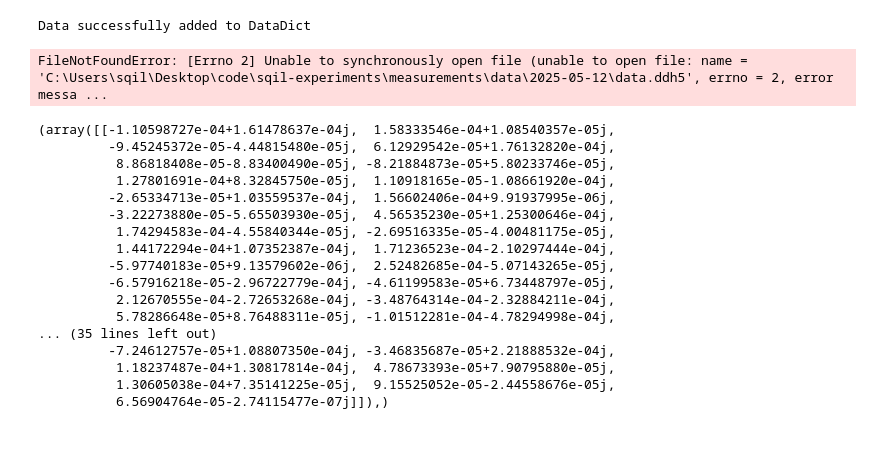
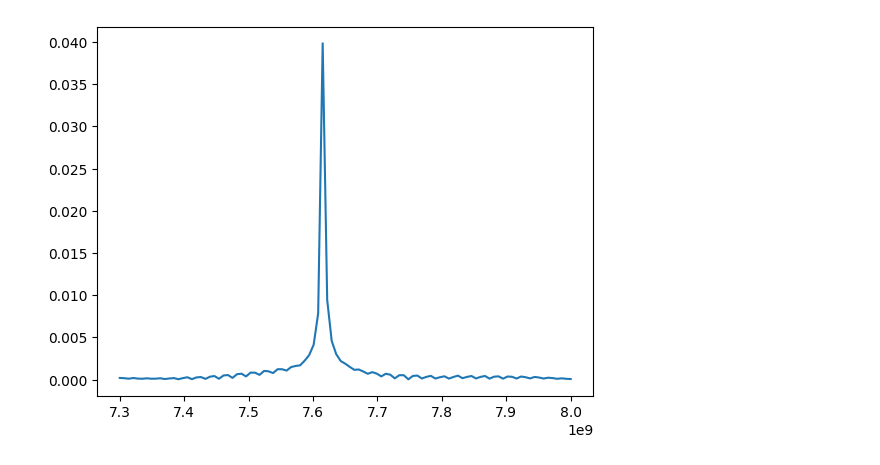
Before and after one commit to SQIL-EPFL/sqil-experiments, a Jupyter notebook: measurements/measure.ipynb, the cells around one changed output. Saved outputs shown, nothing was run; the diff lists cells and outputs as text; code cells hidden in the pictures.

Commit message:
plottr sweeps

```diff
--- a/measurements/measure.ipynb
+++ b/measurements/measure.ipynb
@@ -62,63 +46,9 @@ Connected to: Rohde&Schwarz SGS100A (serial:1416.0505k02/114907, firmware:4.2.36
-# %%
-from sqil_core.experiment.data.plottr import DataDict, DDH5Writer
-from plottr.data.datadict import DataDict
-import numpy as np
-
-# Create a DataDict with explicit 1D configuration
-datadict = DataDict(
-    ro_freq=dict(unit="Hz"),               # Axis: ro_freq as 1D
-    data=dict(axes=["ro_freq"], unit=""),   # Data: associated with ro_freq
-)
-datadict.validate()
-
-# Simulated 1D data
-ro_freq = np.linspace(1e9, 2e9, 101)  # 1D array
-raw_data = np.random.rand(101)        # 1D array
-
-# Enforce 1D shape explicitly
-ro_freq = np.atleast_1d(ro_freq)  # Ensure it's 1D
-raw_data = np.atleast_1d(raw_data)  # Ensure it's 1D
-
-# Adding data to the writer
-with DDH5Writer(datadict, "data", name="culo") as writer:
-    writer.add_data(ro_freq=ro_freq)
-    writer.add_data(data=raw_data)
-
-print("Data successfully added to DataDict")
-# %% [output]
-Data successfully added to DataDict
-# %%
-path = r"C:\Users\sqil\Desktop\code\sqil-experiments\measurements\data\2025-05-12\00000-culo_2025-05-12T230806"
-data, freq = sqil.extract_h5_data(path, ["data", "ro_freq"])
-
-data.shape, freq.shape
-# %% [output]
-FileNotFoundError: [Errno 2] Unable to synchronously open file (unable to open file: name = 'C:\Users\sqil\Desktop\code\sqil-experiments\measurements\data\2025-05-12\data.ddh5', errno = 2, error messa ...
 # %%
-path = r"C:\Users\sqil\Desktop\code\sqil-experiments\measurements\data_local\2025-05-12\00009-rr spectroscopy_2025-05-12T225744"
+path = r"C:\Users\sqil\Desktop\code\sqil-experiments\measurements\data_local\2025-05-12\00011-rr spectroscopy_2025-05-12T231453"
 
-data = sqil.extract_h5_data(path, ["data"])
+data, freq = sqil.extract_h5_data(path, ["data", "frequencies"])
 
-# plt.plot(freq, np.abs(data))
-# plt.show()
-
-
-data
+plt.plot(freq, np.abs(data))
+plt.show()
 # %% [output]
-(array([[-1.10598727e-04+1.61478637e-04j,  1.58333546e-04+1.08540357e-05j,
-         -9.45245372e-05-4.44815480e-05j,  6.12929542e-05+1.76132820e-04j,
-          8.86818408e-05-8.83400490e-05j, -8.21884873e-05+5.80233746e-05j,
-          1.27801691e-04+8.32845750e-05j,  1.10918165e-05-1.08661920e-04j,
-         -2.65334713e-05+1.03559537e-04j,  1.56602406e-04+9.91937995e-06j,
-         -3.22273880e-05-5.65503930e-05j,  4.56535230e-05+1.25300646e-04j,
-          1.74294583e-04-4.55840344e-05j, -2.69516335e-05-4.00481175e-05j,
-          1.44172294e-04+1.07352387e-04j,  1.71236523e-04-2.10297444e-04j,
-         -5.97740183e-05+9.13579602e-06j,  2.52482685e-04-5.07143265e-05j,
-         -6.57916218e-05-2.96722779e-04j, -4.61199583e-05+6.73448797e-05j,
-          2.12670555e-04-2.72653268e-04j, -3.48764314e-04-2.32884211e-04j,
-          5.78286648e-05+8.76488311e-05j, -1.01512281e-04-4.78294998e-04j,
-... (35 lines left out)
-         -7.24612757e-05+1.08807350e-04j, -3.46835687e-05+2.21888532e-04j,
-          1.18237487e-04+1.30817814e-04j,  4.78673393e-05+7.90795880e-05j,
-          1.30605038e-04+7.35141225e-05j,  9.15525052e-05-2.44558676e-05j,
-          6.56904764e-05-2.74115477e-07j]]),)
+[figure, added]
```
Also changed, not shown: parts of 4 cells of this notebook, 2 other files.
